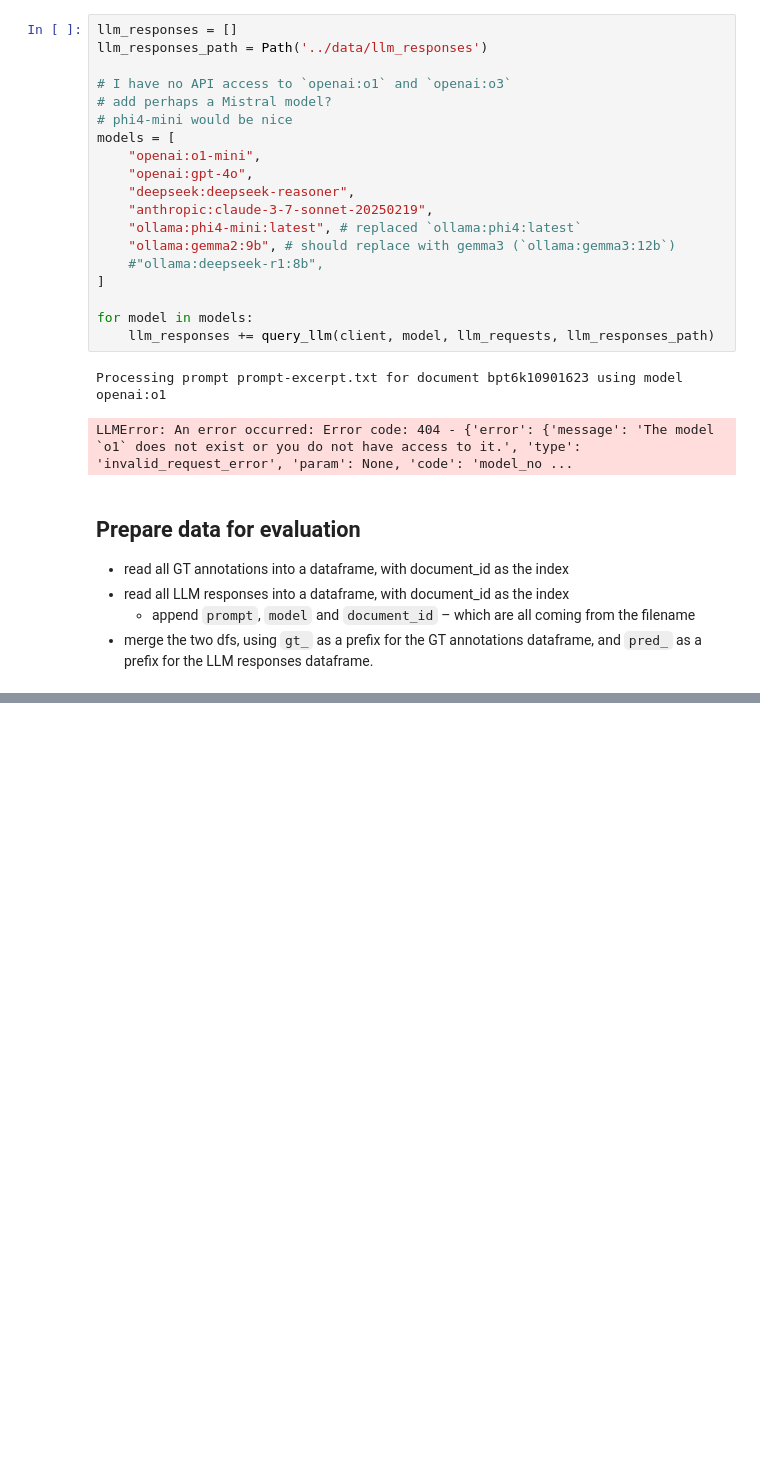
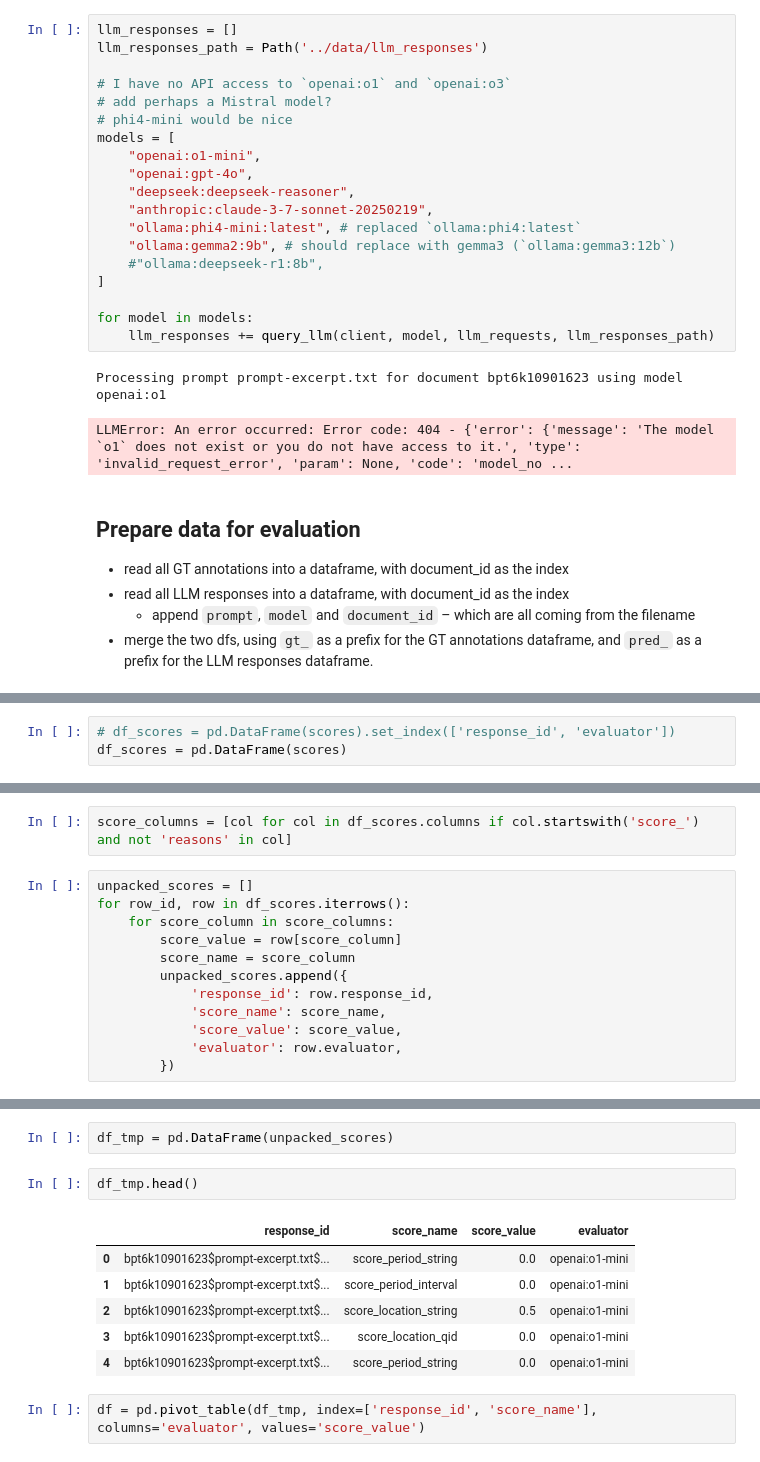
Before and after one commit to TextEnt/chrono-spatial-processing, a Jupyter notebook: notebooks/query-LLMs.ipynb, the cells around one changed output, grey strips where cells are left out. Cells and saved outputs as stored; diff of their text form; blank space fills up the shorter version.

```diff
--- a/notebooks/query-LLMs.ipynb
+++ b/notebooks/query-LLMs.ipynb
@@ -585,0 +564,3 @@ df_eval_data[display_columns].to_csv('../data/evaluation_data.csv', sep='\t')
+# %%
+# df_scores = pd.DataFrame(scores).set_index(['response_id', 'evaluator'])
+df_scores = pd.DataFrame(scores)
@@ -585,0 +573,14 @@ df_eval_data[display_columns].to_csv('../data/evaluation_data.csv', sep='\t')
+# %%
+score_columns = [col for col in df_scores.columns if col.startswith('score_') and not 'reasons' in col]
+# %%
+unpacked_scores = []
+for row_id, row in df_scores.iterrows():
+    for score_column in score_columns:
+        score_value = row[score_column]
+        score_name = score_column
+        unpacked_scores.append({
+            'response_id': row.response_id,
+            'score_name': score_name,
+            'score_value': score_value,
+            'evaluator': row.evaluator,
+        })
@@ -585,0 +610,13 @@ df_eval_data[display_columns].to_csv('../data/evaluation_data.csv', sep='\t')
+# %%
+df_tmp = pd.DataFrame(unpacked_scores)
+# %%
+df_tmp.head()
+# %% [output]
+|  | response_id | score_name | score_value | evaluator |
+| 0 | bpt6k10901623$prompt-excerpt.txt$... | score_period_string | 0.0 | openai:o1-mini |
+| 1 | bpt6k10901623$prompt-excerpt.txt$... | score_period_interval | 0.0 | openai:o1-mini |
+| 2 | bpt6k10901623$prompt-excerpt.txt$... | score_location_string | 0.5 | openai:o1-mini |
+| 3 | bpt6k10901623$prompt-excerpt.txt$... | score_location_qid | 0.0 | openai:o1-mini |
+| 4 | bpt6k10901623$prompt-excerpt.txt$... | score_period_string | 0.0 | openai:o1-mini |
+# %%
+df = pd.pivot_table(df_tmp, index=['response_id', 'score_name'], columns='evaluator', values='score_value')
```
Also changed, not shown: parts of 45 cells of this notebook, 3 other files.
